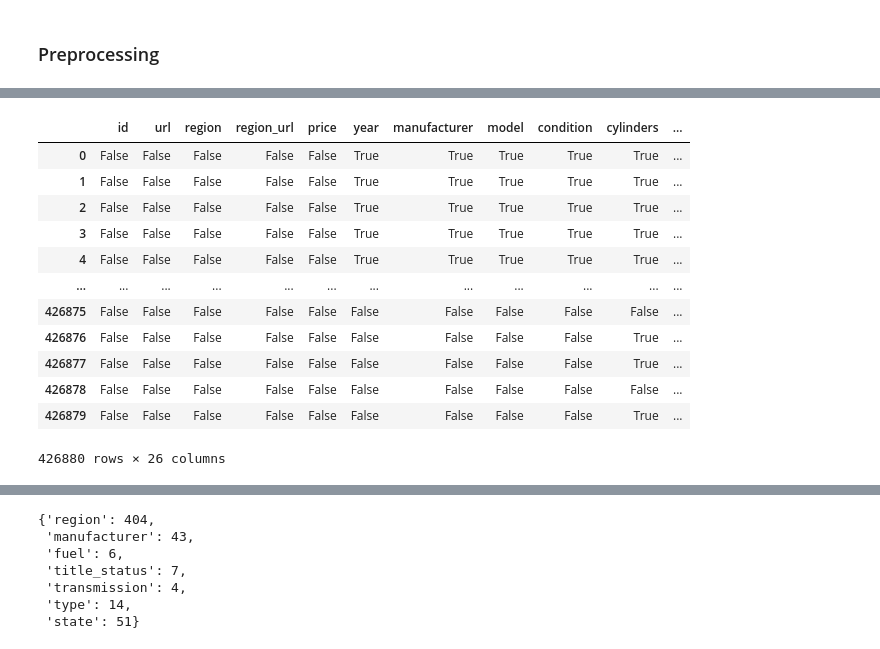
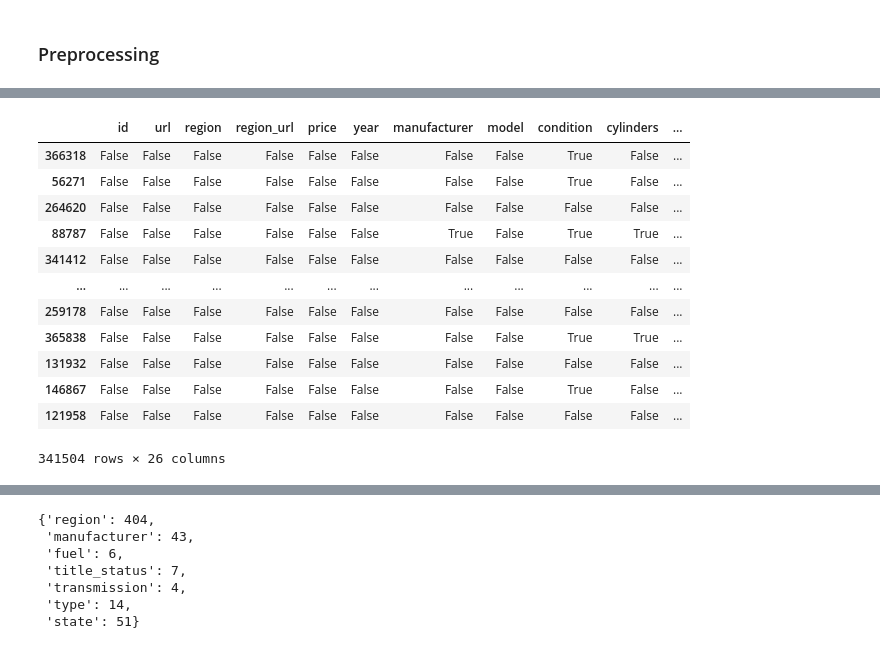
Before and after one commit to axiom9/vehicle_pricings, a Jupyter notebook: Predicting_used_car_prices.ipynb, the cells around one changed output, grey strips where cells are left out. Drawn from its saved outputs; the diff is of its cells as text; code cells hidden in the pictures.

```diff
--- a/Predicting_used_car_prices.ipynb
+++ b/Predicting_used_car_prices.ipynb
@@ -26,0 +13,2 @@ data
+# %%
+data_train, data_test = train_test_split(data, test_size=0.2, random_state=42)
@@ -27,17 +31,17 @@ data
 # %%
-data.isna()
+data_train.isna()
 # %% [output]
 |  | id | url | region | region_url | price | year | manufacturer | model | condition | cylinders | ... |
-| 0 | False | False | False | False | False | True | True | True | True | True | ... |
-| 1 | False | False | False | False | False | True | True | True | True | True | ... |
-| 2 | False | False | False | False | False | True | True | True | True | True | ... |
-| 3 | False | False | False | False | False | True | True | True | True | True | ... |
-| 4 | False | False | False | False | False | True | True | True | True | True | ... |
+| 366318 | False | False | False | False | False | False | False | False | True | False | ... |
+| 56271 | False | False | False | False | False | False | False | False | True | False | ... |
+| 264620 | False | False | False | False | False | False | False | False | False | False | ... |
+| 88787 | False | False | False | False | False | False | True | False | True | True | ... |
+| 341412 | False | False | False | False | False | False | False | False | False | False | ... |
 | ... | ... | ... | ... | ... | ... | ... | ... | ... | ... | ... | ... |
-| 426875 | False | False | False | False | False | False | False | False | False | False | ... |
-| 426876 | False | False | False | False | False | False | False | False | False | True | ... |
-| 426877 | False | False | False | False | False | False | False | False | False | True | ... |
-| 426878 | False | False | False | False | False | False | False | False | False | False | ... |
-| 426879 | False | False | False | False | False | False | False | False | False | True | ... |
+| 259178 | False | False | False | False | False | False | False | False | False | False | ... |
+| 365838 | False | False | False | False | False | False | False | False | True | True | ... |
+| 131932 | False | False | False | False | False | False | False | False | False | False | ... |
+| 146867 | False | False | False | False | False | False | False | False | True | False | ... |
+| 121958 | False | False | False | False | False | False | False | False | False | False | ... |
-426880 rows × 26 columns
+341504 rows × 26 columns
 # %%
```
Also changed, not shown: parts of 35 cells of this notebook.
